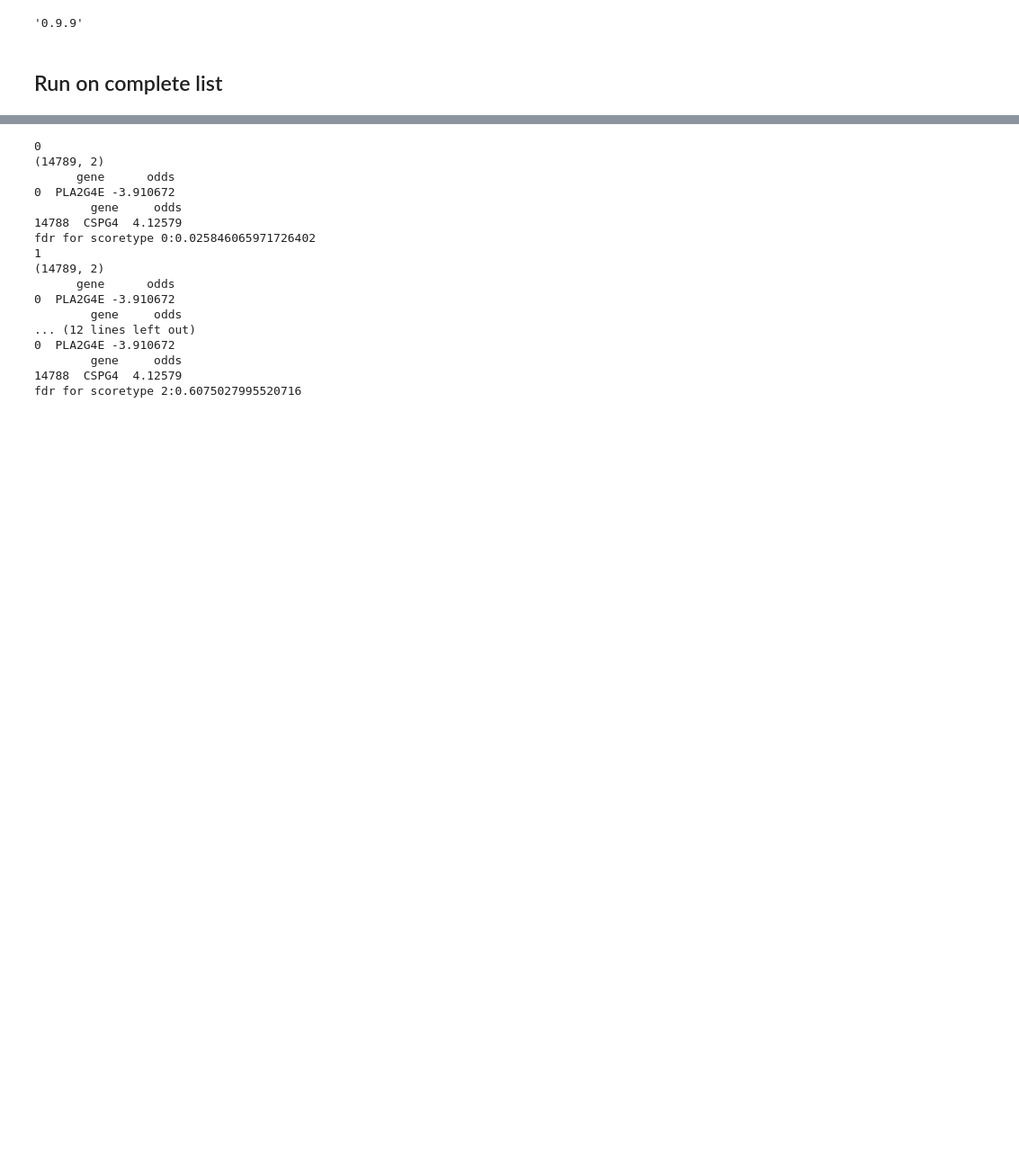
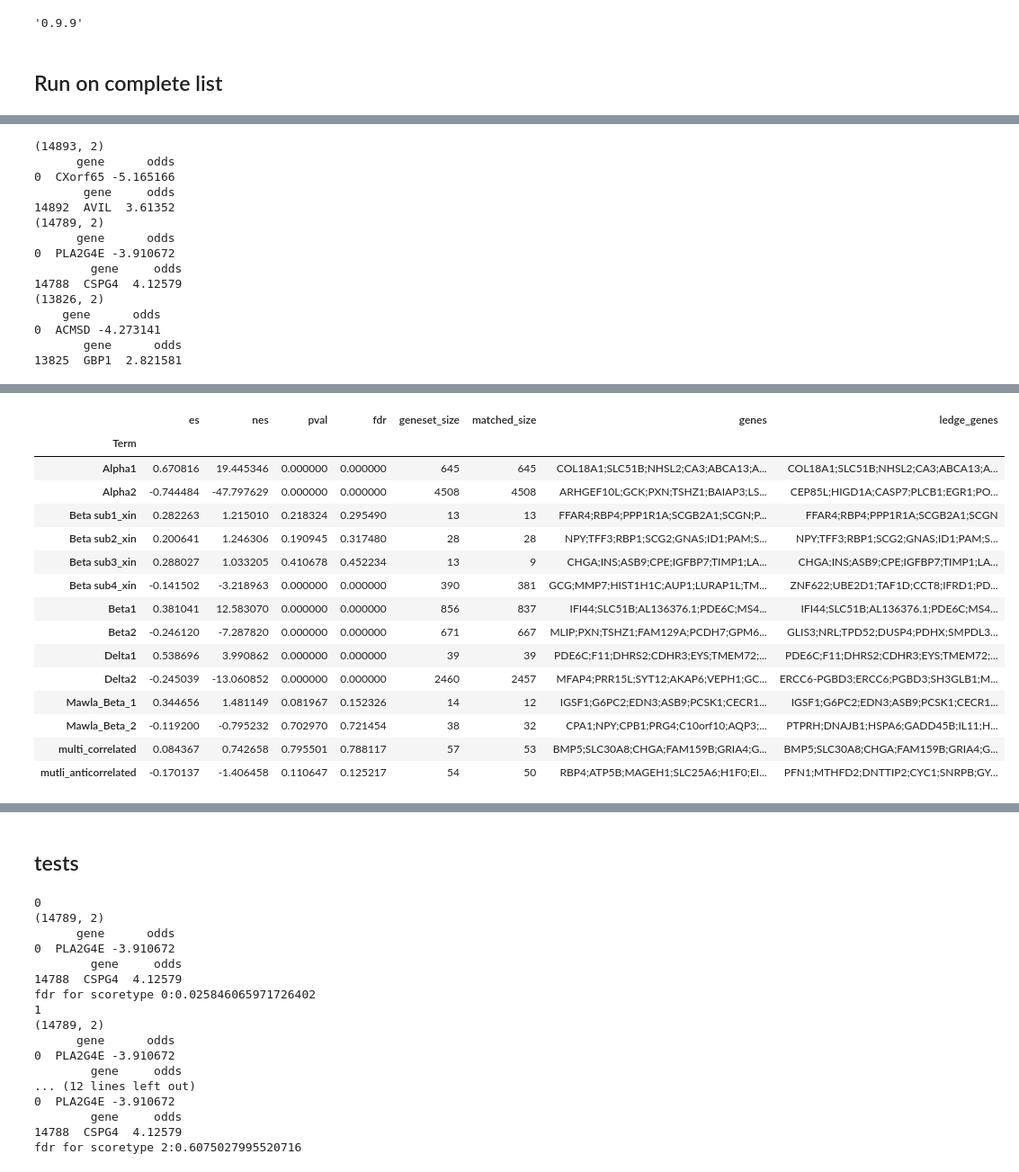
Before and after one commit to biomystery/islet_figs_motifs, a Jupyter notebook: promoter/05.GSEA_python_on_all.ipynb, the cells around one changed output, grey strips where cells are left out. Shown at 90% size. Cells and saved outputs as stored; diff of their text form; code cells hidden in the pictures; blank space fills up the shorter version.

```diff
--- a/promoter/05.GSEA_python_on_all.ipynb
+++ b/promoter/05.GSEA_python_on_all.ipynb
@@ -135,3 +135,32 @@ gs_res_d.res2d[['es','nes','pval','fdr']].to_csv('../figures/Fig2/subfigs/GSEA_d
 | Mawla_Beta_2 | -0.118889 | -0.779090 | 0.752066 | 0.743080 | 38 | 30 | HMOX1;SST;SYNGR4;C10orf10;SOD2;PR... | CPA1;HSPA6;SAT1;TIMP1;S100A11;TRI... |
 | multi_correlated | 0.071937 | 0.600213 | 0.947876 | 0.942525 | 57 | 52 | SLC30A8;KCNMB2;SYN1;BMP5;KCNH2;GP... | SLC30A8;KCNMB2;SYN1;BMP5;KCNH2;GP... |
 | mutli_anticorrelated | -0.219454 | -1.832167 | 0.010331 | 0.015917 | 54 | 49 | IMP3;GET4;CYC1;RBP4;MTHFD2;SNRNP4... | SNF8;NDUFA9;STK25;SLC25A6;ANP32B;... |
+# %%
+gs_res_a=run_GSEA_gene(celltype='alpha',nperm=1000,glist='../dat/glists/gsea_final_all.gmt',weighted_score_type=0,
+                      rnkfile="../figures/Fig2/subfigs/fig_2.prom.sub_vs_sub.fisher.uniq_gene.csv")
+gs_res_b=run_GSEA_gene(celltype='beta',nperm=1000,glist='../dat/glists/gsea_final_all.gmt',weighted_score_type=0,
+                      rnkfile="../figures/Fig2/subfigs/fig_2.prom.sub_vs_sub.fisher.uniq_gene.csv")
+gs_res_d=run_GSEA_gene(celltype='delta',nperm=1000,glist='../dat/glists/gsea_final_all.gmt',weighted_score_type=0,
+                      rnkfile="../figures/Fig2/subfigs/fig_2.prom.sub_vs_sub.fisher.uniq_gene.csv")
+display(gs_res_a.res2d.sort_index())
+display(gs_res_b.res2d.sort_index())
+display(gs_res_d.res2d.sort_index())
+gs_res_b.res2d.to_csv('../figures/Fig2/subfigs/GSEA_beta_res_final.csv')
+gs_res_a.res2d.to_csv('../figures/Fig2/subfigs/GSEA_alpha_res_final.csv')
+gs_res_d.res2d.to_csv('../figures/Fig2/subfigs/GSEA_delta_res_final.csv')
+# %% [output]
+(14893, 2)
+      gene      odds
+0  CXorf65 -5.165166
+       gene     odds
+14892  AVIL  3.61352
+(14789, 2)
+      gene      odds
+0  PLA2G4E -3.910672
+        gene     odds
+14788  CSPG4  4.12579
+(13826, 2)
+    gene      odds
+0  ACMSD -4.273141
+       gene      odds
+13825  GBP1  2.821581
@@ -137,0 +168,16 @@ gs_res_d.res2d[['es','nes','pval','fdr']].to_csv('../figures/Fig2/subfigs/GSEA_d
+|  | es | nes | pval | fdr | geneset_size | matched_size | genes | ledge_genes |
+| Term |  |  |  |  |  |  |  |  |
+| Alpha1 | 0.670816 | 19.445346 | 0.000000 | 0.000000 | 645 | 645 | COL18A1;SLC51B;NHSL2;CA3;ABCA13;A... | COL18A1;SLC51B;NHSL2;CA3;ABCA13;A... |
+| Alpha2 | -0.744484 | -47.797629 | 0.000000 | 0.000000 | 4508 | 4508 | ARHGEF10L;GCK;PXN;TSHZ1;BAIAP3;LS... | CEP85L;HIGD1A;CASP7;PLCB1;EGR1;PO... |
+| Beta sub1_xin | 0.282263 | 1.215010 | 0.218324 | 0.295490 | 13 | 13 | FFAR4;RBP4;PPP1R1A;SCGB2A1;SCGN;P... | FFAR4;RBP4;PPP1R1A;SCGB2A1;SCGN |
+| Beta sub2_xin | 0.200641 | 1.246306 | 0.190945 | 0.317480 | 28 | 28 | NPY;TFF3;RBP1;SCG2;GNAS;ID1;PAM;S... | NPY;TFF3;RBP1;SCG2;GNAS;ID1;PAM;S... |
+| Beta sub3_xin | 0.288027 | 1.033205 | 0.410678 | 0.452234 | 13 | 9 | CHGA;INS;ASB9;CPE;IGFBP7;TIMP1;LA... | CHGA;INS;ASB9;CPE;IGFBP7;TIMP1;LA... |
+| Beta sub4_xin | -0.141502 | -3.218963 | 0.000000 | 0.000000 | 390 | 381 | GCG;MMP7;HIST1H1C;AUP1;LURAP1L;TM... | ZNF622;UBE2D1;TAF1D;CCT8;IFRD1;PD... |
+| Beta1 | 0.381041 | 12.583070 | 0.000000 | 0.000000 | 856 | 837 | IFI44;SLC51B;AL136376.1;PDE6C;MS4... | IFI44;SLC51B;AL136376.1;PDE6C;MS4... |
+| Beta2 | -0.246120 | -7.287820 | 0.000000 | 0.000000 | 671 | 667 | MLIP;PXN;TSHZ1;FAM129A;PCDH7;GPM6... | GLIS3;NRL;TPD52;DUSP4;PDHX;SMPDL3... |
+| Delta1 | 0.538696 | 3.990862 | 0.000000 | 0.000000 | 39 | 39 | PDE6C;F11;DHRS2;CDHR3;EYS;TMEM72;... | PDE6C;F11;DHRS2;CDHR3;EYS;TMEM72;... |
+| Delta2 | -0.245039 | -13.060852 | 0.000000 | 0.000000 | 2460 | 2457 | MFAP4;PRR15L;SYT12;AKAP6;VEPH1;GC... | ERCC6-PGBD3;ERCC6;PGBD3;SH3GLB1;M... |
+| Mawla_Beta_1 | 0.344656 | 1.481149 | 0.081967 | 0.152326 | 14 | 12 | IGSF1;G6PC2;EDN3;ASB9;PCSK1;CECR1... | IGSF1;G6PC2;EDN3;ASB9;PCSK1;CECR1... |
+| Mawla_Beta_2 | -0.119200 | -0.795232 | 0.702970 | 0.721454 | 38 | 32 | CPA1;NPY;CPB1;PRG4;C10orf10;AQP3;... | PTPRH;DNAJB1;HSPA6;GADD45B;IL11;H... |
+| multi_correlated | 0.084367 | 0.742658 | 0.795501 | 0.788117 | 57 | 53 | BMP5;SLC30A8;CHGA;FAM159B;GRIA4;G... | BMP5;SLC30A8;CHGA;FAM159B;GRIA4;G... |
+| mutli_anticorrelated | -0.170137 | -1.406458 | 0.110647 | 0.125217 | 54 | 50 | RBP4;ATP5B;MAGEH1;SLC25A6;H1F0;EI... | PFN1;MTHFD2;DNTTIP2;CYC1;SNRPB;GY... |
@@ -138,3 +216,5 @@ gs_res_d.res2d[['es','nes','pval','fdr']].to_csv('../figures/Fig2/subfigs/GSEA_d
+# %% [markdown]
+## tests
 # %%
 for score_type in [0,1,1.4,2]:
     print(score_type)
```
Also changed, not shown: parts of 3 cells of this notebook, 1 other file.
